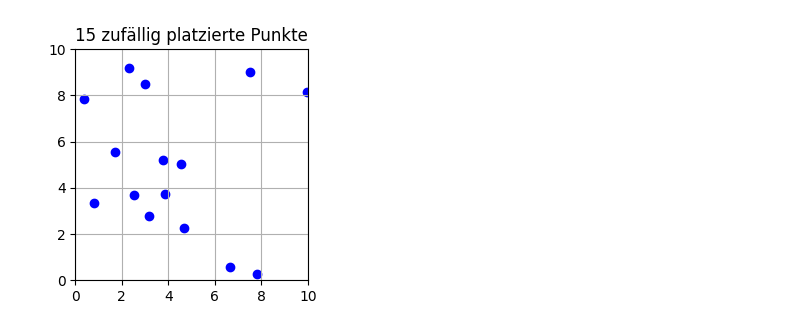
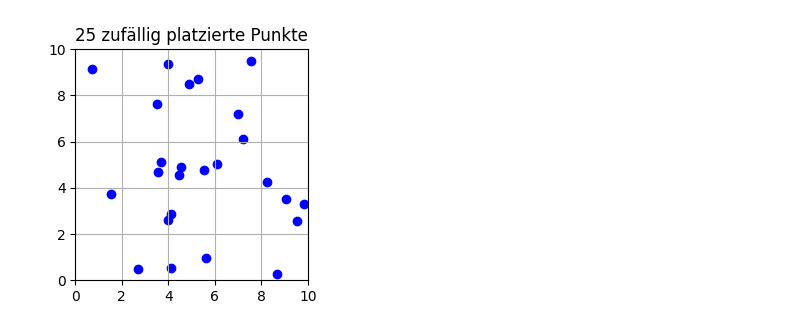
Before and after one commit to Nr44suessauer/SalesMan, a Jupyter notebook: SalesMan_Problem.ipynb, the cells around one changed output. Drawn from its saved outputs; the diff is of its cells as text; code cells hidden in the pictures.

```diff
--- a/SalesMan_Problem.ipynb
+++ b/SalesMan_Problem.ipynb
@@ -86,29 +88,29 @@ points = list(zip(x, y))
 # %%
 #%pip install numpy
 #%pip install matplotlib
 
 import numpy as np
 import matplotlib.pyplot as plt
 
 # Anzahl der Punkte definieren
-number_of_points = 15
+number_of_points = 25
 # Erzeuge 'number_of_points' zufällige x- und y-Koordinaten im Bereich [0, 10]
 x = np.random.rand(number_of_points) * 10
 y = np.random.rand(number_of_points) * 10
 
 # Erstelle eine Grafik und plotte die Punkte
 plt.figure(figsize=(3, 3))
 plt.scatter(x, y, color='blue')  # Zeichne die Punkte als Scatterplot
 plt.xlim(0, 10)
 plt.ylim(0, 10)
 plt.grid(True)
 plt.title(f'{number_of_points} zufällig platzierte Punkte')
 plt.show()
 
 # Kombiniere x und y zu Koordinatenpaaren
 points = list(zip(x, y))
 # %% [output]
-[figure, old version]
+[figure, new version]
 # %%
 from IPython.display import display
 
```
Also changed, not shown: parts of 4 cells of this notebook, 2 other files.
